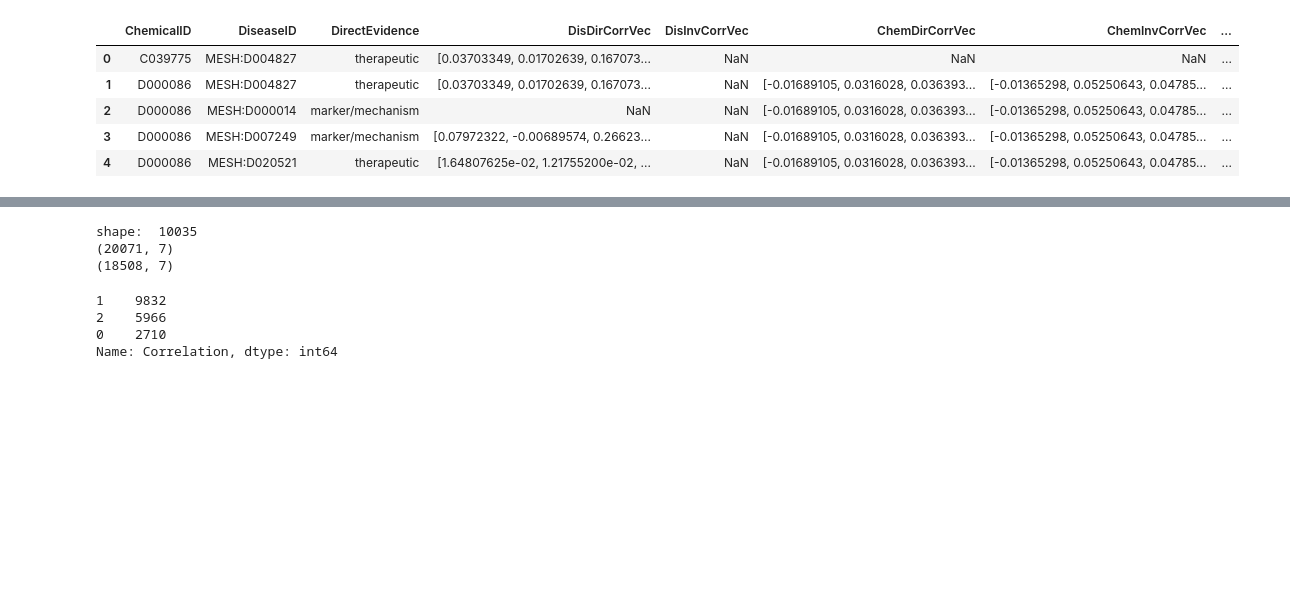
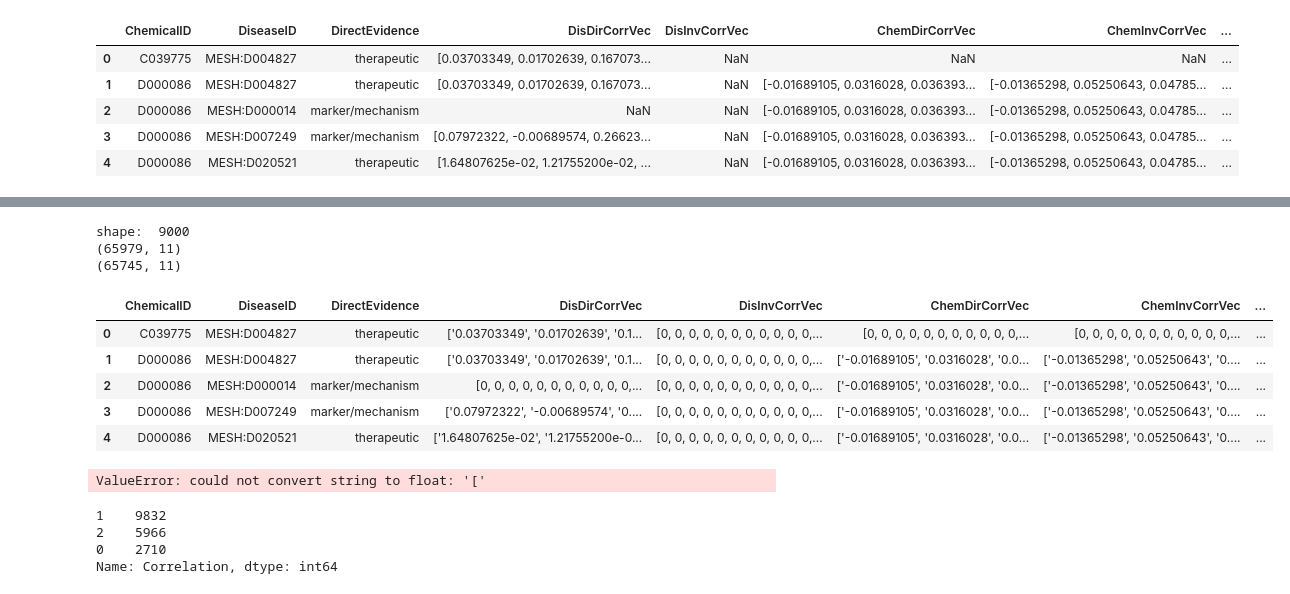
Before and after one commit to colemai/msc-thesis, a Jupyter notebook: opa/opa-nn.ipynb, the cells around one changed output, grey strips where cells are left out. Drawn from its saved outputs; the diff is of its cells as text; code cells hidden in the pictures; blank space fills up the shorter version.

```diff
--- a/opa/opa-nn.ipynb
+++ b/opa/opa-nn.ipynb
@@ -347,3 +379,0 @@ df1.loc[mask, 'disInvCorr'] = df1.DVec
-# %%
-for col in ['disDirCorr', 'disInvCorr',  'chemDirCorr', 'chemInvCorr', 'chemUnspecCorr']:
-    df1[col] = df1[col].replace(0,np.nan)
@@ -366 +380,12 @@ array([0, 1])
+# %%
+# Many of the rows have 1+ empty vec categories, let's fill this with noise
+# TODO run one analysis with the noise ones and one with only the full rows, see the difference
+empty_vec = [0] * 200
+df1.DisDirCorrVec.astype(str)[2] == 'nan'
+
+
+for col in ['DisDirCorrVec', 'DisInvCorrVec', 'ChemDirCorrVec', 'ChemInvCorrVec', 'ChemUnspecCorrVec']:
+    df1[col] = df1[col].astype(str)
+    df1[col] = df1[col].map(lambda x: empty_vec if x == 'nan' else x)
+    df1[col] = df1[col].astype(list)
 # %%
@@ -375,6 +415,6 @@ df_dis = df_dis.reset_index(drop=True)
 # %%
 # Add unrelated pairs to df1
-no_rows = (df1.shape[0]-1)  # This is a parameter to be tuned --> how many uncorrelated pairs do we want
+no_rows = 9000 #(df1.shape[0]-1)  # This is a parameter to be tuned --> how many uncorrelated pairs do we want
 print('shape: ', no_rows)
 
 # Randomly select chems and diseases (as many as there are related pairs)
@@ -388,22 +428,41 @@ rand_dis = np.random.choice(no_dis, no_rows, replace=True)
 for x in range(0, no_rows):
     int1 = rand_chems[x]
     int2 = rand_dis[x]
-    chem, chemvec = df_chems.loc[int1, 'ID'], df_chems.loc[int1, 'Vector']
-    dis, disvec = df_dis.loc[int2, 'ID'], df_dis.loc[int2, 'Vector']
-    df1 = df1.append({'ChemicalID':chem, 'DiseaseID':dis, 'CVec':chemvec, 'DVec':disvec, 'Correlation':1}, ignore_index=True)
+    chem, cdvec, civec, cuvec = df_chems.loc[int1, 'ID'], df_chems.loc[int1, 'ChemDirCorrVec'], df_chems.loc[int1, 'ChemInvCorrVec'], df_chems.loc[int1, 'ChemUnspecVec']
+    dis, ddvec, divec = df_dis.loc[int2, 'ID'], df_dis.loc[int2, 'DisDirCorrVec'], df_dis.loc[int2, 'DisInvCorrVec']
+    df1 = df1.append({'ChemicalID':chem, 'DiseaseID':dis, 'DirectEvidence':'unrel',  'DisDirCorrVec': 'ddvec',
+                      'DisInvCorrVec':divec, 'ChemDirCorrVec':cdvec, 'ChemInvCorrVec':'civec',"ChemUnspecCorrVec":cuvec,
+                      'Correlation':0}, ignore_index=True)
+
+# ChemicalID	DiseaseID	DirectEvidence	DisDirCorrVec	DisInvCorrVec	ChemDirCorrVec	ChemInvCorrVec	ChemUnspecCorrVec
 
 print(df1.shape)
 # Drop any duplicates (removes known correlated pairs accidentally generated as uncorrelated)
 df1 = df1.drop_duplicates(subset=['ChemicalID', 'DiseaseID'], keep=False)
 print(df1.shape)
+# Some of the lost duplicates seem to have been there pre this cell...is that an issue? TODO,
 # %% [output]
-shape:  10035
-(20071, 7)
-(18508, 7)
+shape:  9000
+(65979, 11)
+(65745, 11)
+# %%
+df1.head()
+# %% [output]
+|  | ChemicalID | DiseaseID | DirectEvidence | DisDirCorrVec | DisInvCorrVec | ChemDirCorrVec | ChemInvCorrVec | ... |
+| 0 | C039775 | MESH:D004827 | therapeutic | ['0.03703349', '0.01702639', '0.1... | [0, 0, 0, 0, 0, 0, 0, 0, 0, 0, 0,... | [0, 0, 0, 0, 0, 0, 0, 0, 0, 0, 0,... | [0, 0, 0, 0, 0, 0, 0, 0, 0, 0, 0,... | ... |
+| 1 | D000086 | MESH:D004827 | therapeutic | ['0.03703349', '0.01702639', '0.1... | [0, 0, 0, 0, 0, 0, 0, 0, 0, 0, 0,... | ['-0.01689105', '0.0316028', '0.0... | ['-0.01365298', '0.05250643', '0.... | ... |
+| 2 | D000086 | MESH:D000014 | marker/mechanism | [0, 0, 0, 0, 0, 0, 0, 0, 0, 0, 0,... | [0, 0, 0, 0, 0, 0, 0, 0, 0, 0, 0,... | ['-0.01689105', '0.0316028', '0.0... | ['-0.01365298', '0.05250643', '0.... | ... |
+| 3 | D000086 | MESH:D007249 | marker/mechanism | ['0.07972322', '-0.00689574', '0.... | [0, 0, 0, 0, 0, 0, 0, 0, 0, 0, 0,... | ['-0.01689105', '0.0316028', '0.0... | ['-0.01365298', '0.05250643', '0.... | ... |
+| 4 | D000086 | MESH:D020521 | therapeutic | ['1.64807625e-02', '1.21755200e-0... | [0, 0, 0, 0, 0, 0, 0, 0, 0, 0, 0,... | ['-0.01689105', '0.0316028', '0.0... | ['-0.01365298', '0.05250643', '0.... | ... |
 # %%
 # Convert the elements of the vectors to actual numbers
-df1['DVec'] = df1.DVec.map(lambda x: [float(i) for i in x])
-df1['CVec'] = df1.CVec.map(lambda x: [float(i) for i in x])
+df1['DisDirCorrVec'] = df1.DisDirCorrVec.map(lambda x: [float(i) for i in x])
+df1['DisInvCorrVec'] = df1.DisInvCorrVec.map(lambda x: [float(i) for i in x])
+df1['ChemDirCorrVec'] = df1.ChemDirCorrVec.map(lambda x: [float(i) for i in x])
+df1['ChemInvCorrVec'] = df1.ChemInvCorrVec.map(lambda x: [float(i) for i in x])
+df1['ChemUnspecCorrVec'] = df1.ChemUnspecCorrVec.map(lambda x: [float(i) for i in x])
+# %% [output]
+ValueError: could not convert string to float: '['
 # %%
 # Turn correlation into three options
 # [1,0,0] --> neg corr
```
Also changed, not shown: parts of 20 cells of this notebook.
